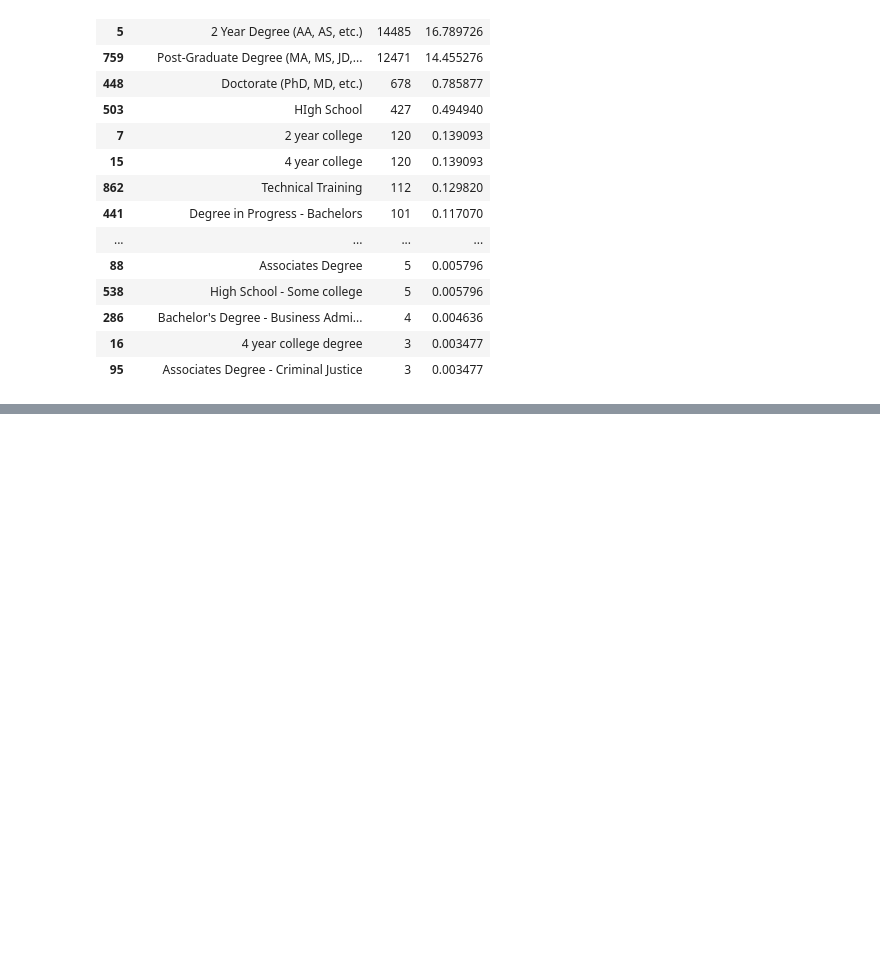
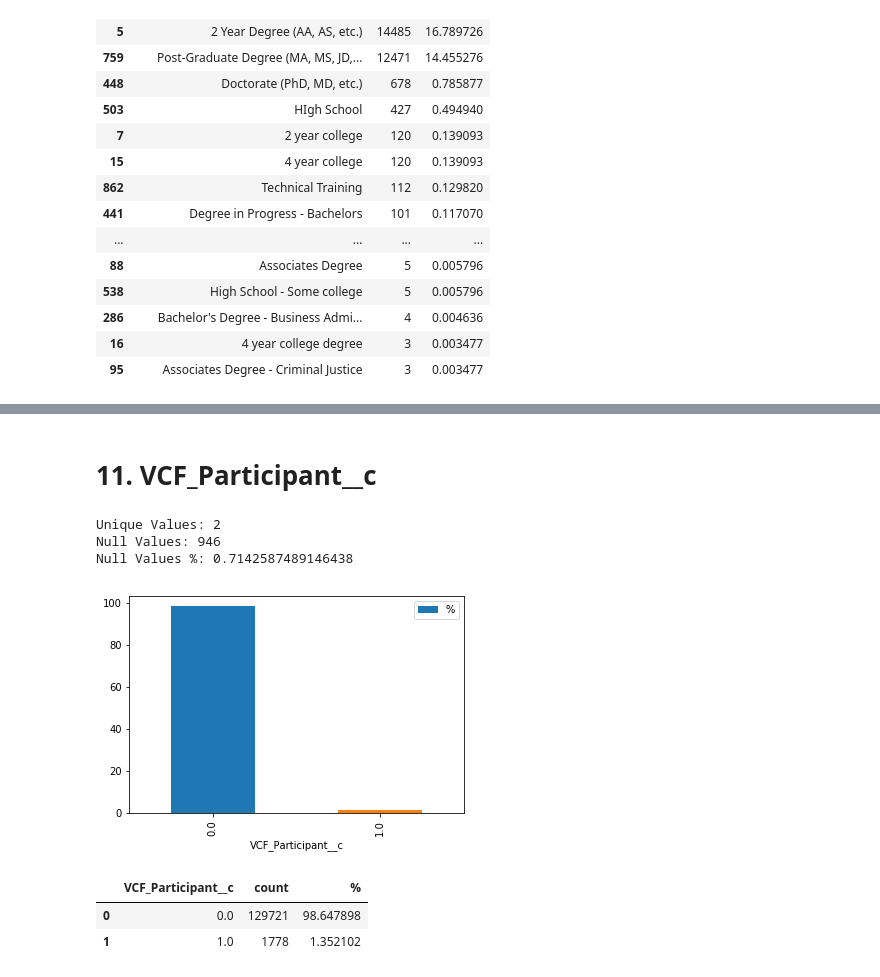
Before and after one commit to iAlhasan/DSP-Project, a Jupyter notebook: 01-DSP-Data Dictionary.ipynb, the cells around one changed output, grey strips where cells are left out. Drawn from its saved outputs; the diff is of its cells as text; code cells hidden in the pictures; blank space fills up the shorter version.

```diff
--- a/01-DSP-Data Dictionary.ipynb
+++ b/01-DSP-Data Dictionary.ipynb
@@ -226,0 +251,12 @@ Null Values %: 34.86126316584242
+# %% [markdown]
+# 11. VCF_Participant__c
+# %%
+summary('VCF_Participant__c')
+# %% [output]
+Unique Values: 2
+Null Values: 946
+Null Values %: 0.7142587489146438
+[figure, added]
+|  | VCF_Participant__c | count | % |
+| 0 | 0.0 | 129721 | 98.647898 |
+| 1 | 1.0 | 1778 | 1.352102 |
```
Also changed, not shown: parts of 36 cells of this notebook.
